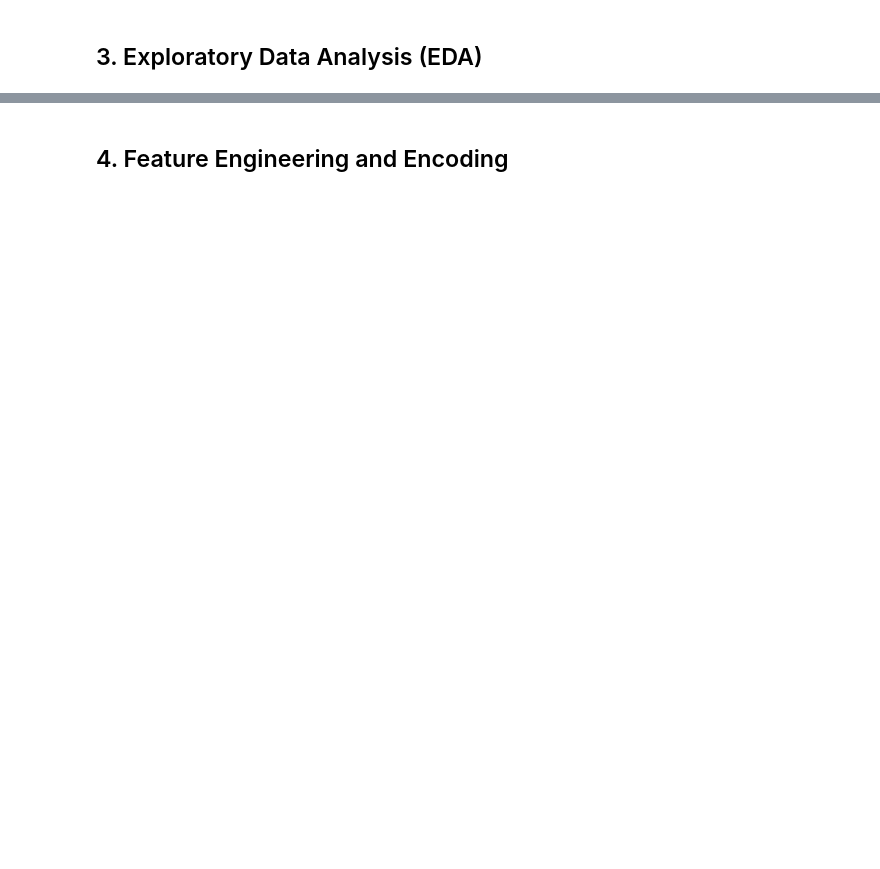
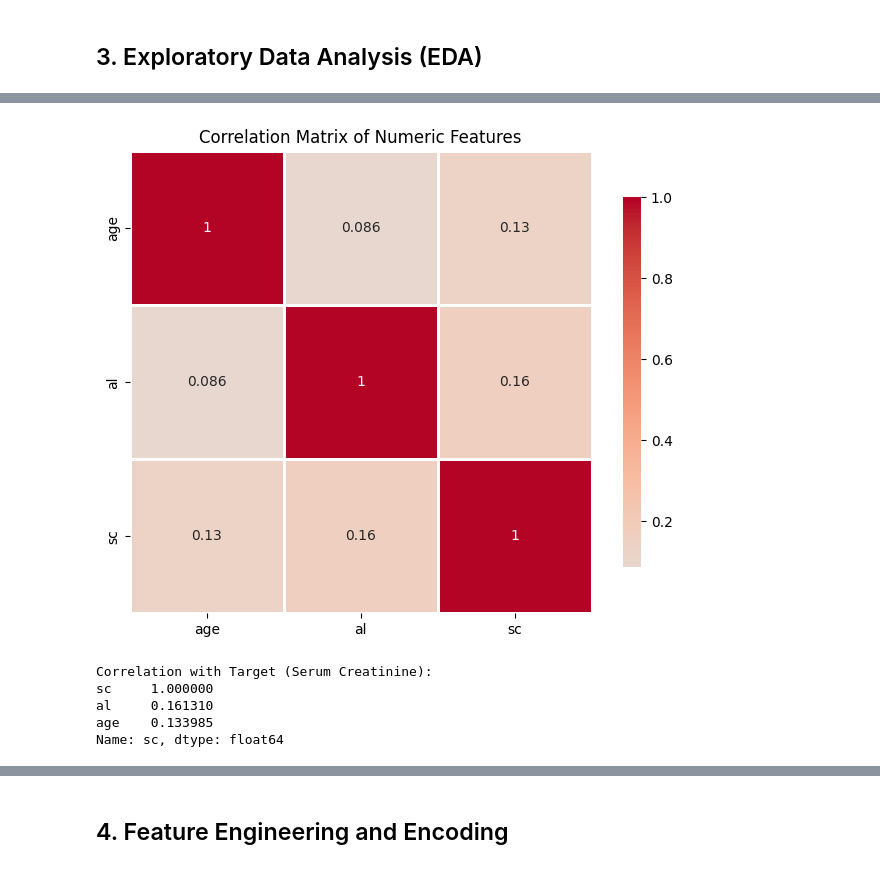
Before and after one commit to SrinivasanR-Srini/CKDAnalysis, a Jupyter notebook: solution1_creatinine_prediction.ipynb, the cells around one changed output, grey strips where cells are left out. Drawn from its saved outputs; the diff is of its cells as text; code cells hidden in the pictures; blank space fills up the shorter version.

```diff
--- a/solution1_creatinine_prediction.ipynb
+++ b/solution1_creatinine_prediction.ipynb
@@ -57,0 +36,17 @@ df.head()
+# %%
+# Load dataset from UCI repository using ucimlrepo
+from ucimlrepo import fetch_ucirepo
+
+# fetch dataset
+chronic_kidney_disease = fetch_ucirepo(id=336)
+
+# data (as pandas dataframes)
+X_data = chronic_kidney_disease.data.features
+y_data = chronic_kidney_disease.data.targets
+
+# Combine features and target into a single dataframe
+df = pd.concat([X_data, y_data], axis=1)
+
+print("Dataset Shape:", df.shape)
+print("\nFirst few rows:")
+print(df.head())
@@ -183,15 +290,22 @@ plt.show()
 # %%
 # Correlation analysis for numeric features
-numeric_features = ['age', 'al', 'ph', 'sc']
+numeric_features = ['age', 'al', 'sc']
 correlation_matrix = df_work[numeric_features].corr()
 
 plt.figure(figsize=(8, 6))
 sns.heatmap(correlation_matrix, annot=True, cmap='coolwarm', center=0,
             square=True, linewidths=1, cbar_kws={"shrink": 0.8})
 plt.title('Correlation Matrix of Numeric Features')
 plt.show()
 
 print("\nCorrelation with Target (Serum Creatinine):")
 print(correlation_matrix['sc'].sort_values(ascending=False))
+# %% [output]
+[figure, added]
+Correlation with Target (Serum Creatinine):
+sc     1.000000
+al     0.161310
+age    0.133985
+Name: sc, dtype: float64
 # %%
 # Scatter plots: Numeric features vs Target
```
Also changed, not shown: parts of 24 cells of this notebook, 5 other files.
